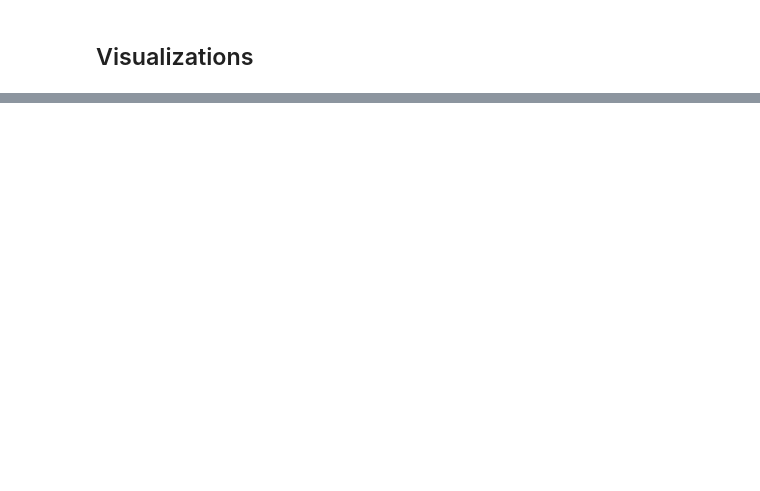
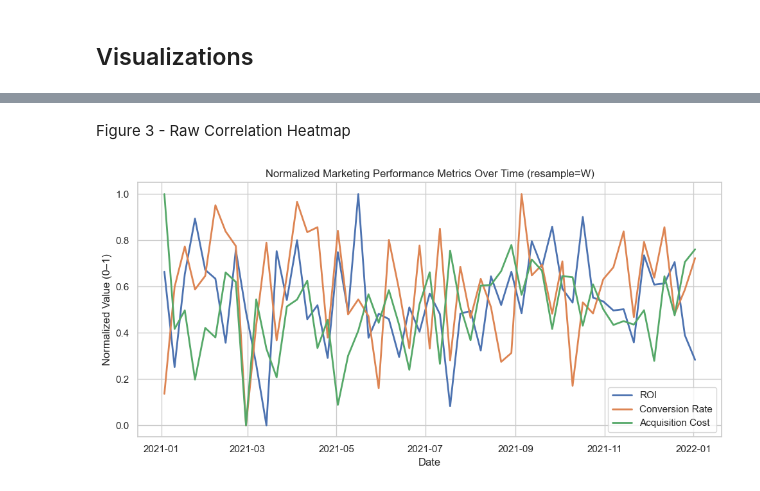
Before and after one commit to bobcctorres/ai-programming-foundations-project, a Jupyter notebook: data_workflow.ipynb, the cells around one changed output, grey strips where cells are left out. Cells and saved outputs as stored; diff of their text form; code cells hidden in the pictures; blank space fills up the shorter version.

```diff
--- a/data_workflow.ipynb
+++ b/data_workflow.ipynb
@@ -92,0 +269,6 @@ plt.show()
+# %% [markdown]
+Figure 3 - Raw Correlation Heatmap
+# %%
+plot_normalized_performance_over_time(df, date_col="date", freq="W")  #weekly
+# %% [output]
+[figure, added]
```
Also changed, not shown: parts of 18 cells of this notebook, 3 other files.
